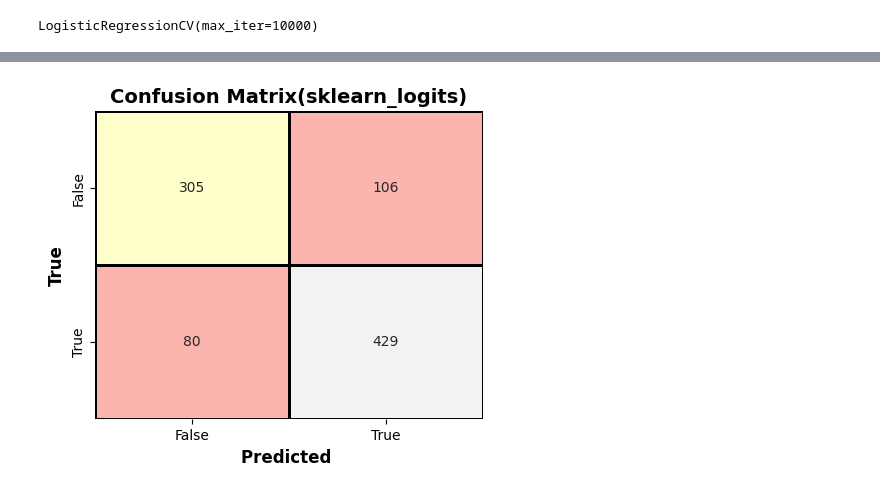
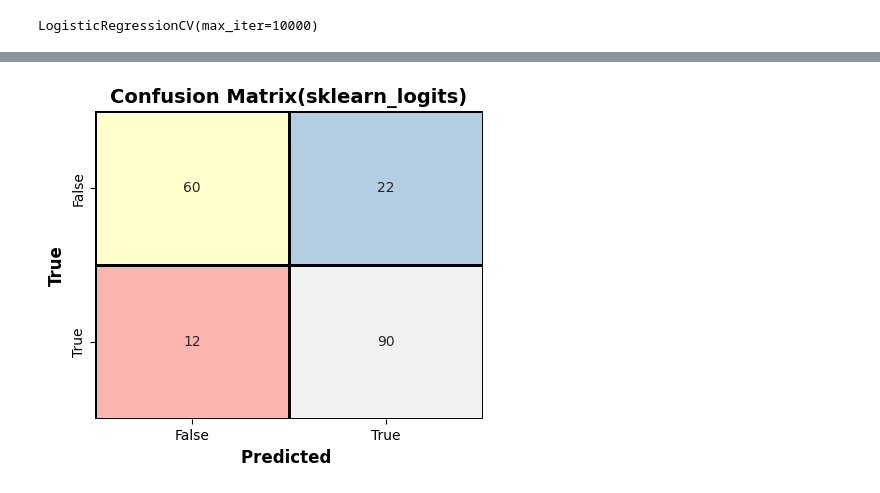
Before and after one commit to vu-xuan-hung/heart_disease-logistic-neural-, a Jupyter notebook: logistic_regression.ipynb, the cells around one changed output, grey strips where cells are left out. Cells and saved outputs as stored; diff of their text form; code cells hidden in the pictures.

```diff
--- a/logistic_regression.ipynb
+++ b/logistic_regression.ipynb
@@ -176,0 +194,34 @@ plt.show()
+# %%
+# z=np.array([[52,0,3,136,196,0,2,169,0,0.1,2,0,3]])
+# z=(z - np.mean(X_train, axis=0)) / np.std(X_train, axis=0)
+# print(predict_tip(w,b,z))
+from sklearn.metrics import confusion_matrix
+import matplotlib.pyplot as plt
+import seaborn as sns
+import numpy as np
+
+mean_train = np.mean(X_train, axis=0)
+std_train = np.std(X_train, axis=0)
+X_test_scale = (X_test - mean_train) / std_train
+# confusion matrix
+y_pred=predict_tip(w,b,X_test_scale)
+cm = confusion_matrix(y_test, y_pred)
+plt.figure(figsize=(5, 4))
+
+sns.heatmap(
+    cm,
+    annot=True,
+    fmt="d",
+    cmap="Pastel1",
+    cbar=False,
+    linewidths=1,
+    linecolor="black",
+    xticklabels=["False", "True"],
+    yticklabels=["False", "True"]
+)
+
+plt.xlabel("Predicted ", fontsize=12, fontweight="bold")
+plt.ylabel("True", fontsize=12, fontweight="bold")
+plt.title("Confusion Matrix(sklearn_logits)", fontsize=14, fontweight="bold")
+
+plt.show()
@@ -184,7 +237,7 @@ cost 0.418845907017475
 # %%
 from sklearn.linear_model import LogisticRegression
 model = LogisticRegression(max_iter=10000)
-model.fit(X_train_scaled, y)
+model.fit(X_train, y_train)
 # %% [output]
 LogisticRegression(max_iter=10000)
 # %%
@@ -196,7 +249,7 @@ cost 0.4170766328913329
 # %%
 from sklearn.linear_model import LogisticRegressionCV
 model_cv = LogisticRegressionCV(max_iter=10000)
-model_cv.fit(X_train_scaled, y)
+model_cv.fit(X_train, y_train)
 # %% [output]
 LogisticRegressionCV(max_iter=10000)
 # %%
@@ -252,32 +305,33 @@ plt.show()
 # %%
 from sklearn.metrics import confusion_matrix
 import matplotlib.pyplot as plt
 import seaborn as sns
 import numpy as np
-y_pred=model.predict(X)
+
+y_pred=model_cv.predict(X_test_scale)
 # confusion matrix
-cm = confusion_matrix(y, y_pred)
+cm = confusion_matrix(y_test, y_pred)
 plt.figure(figsize=(5, 4))
 
 sns.heatmap(
     cm,
     annot=True,
     fmt="d",
     cmap="Pastel1",
     cbar=False,
     linewidths=1,
     linecolor="black",
     xticklabels=["False", "True"],
     yticklabels=["False", "True"]
 )
 
 plt.xlabel("Predicted ", fontsize=12, fontweight="bold")
 plt.ylabel("True", fontsize=12, fontweight="bold")
 plt.title("Confusion Matrix(sklearn_logits)", fontsize=14, fontweight="bold")
 
 plt.show()
 # %% [output]
-[figure, old version]
+[figure, new version]
 # %%
 import tensorflow as tf
 from tensorflow import keras
```
Also changed, not shown: parts of 18 cells of this notebook.
